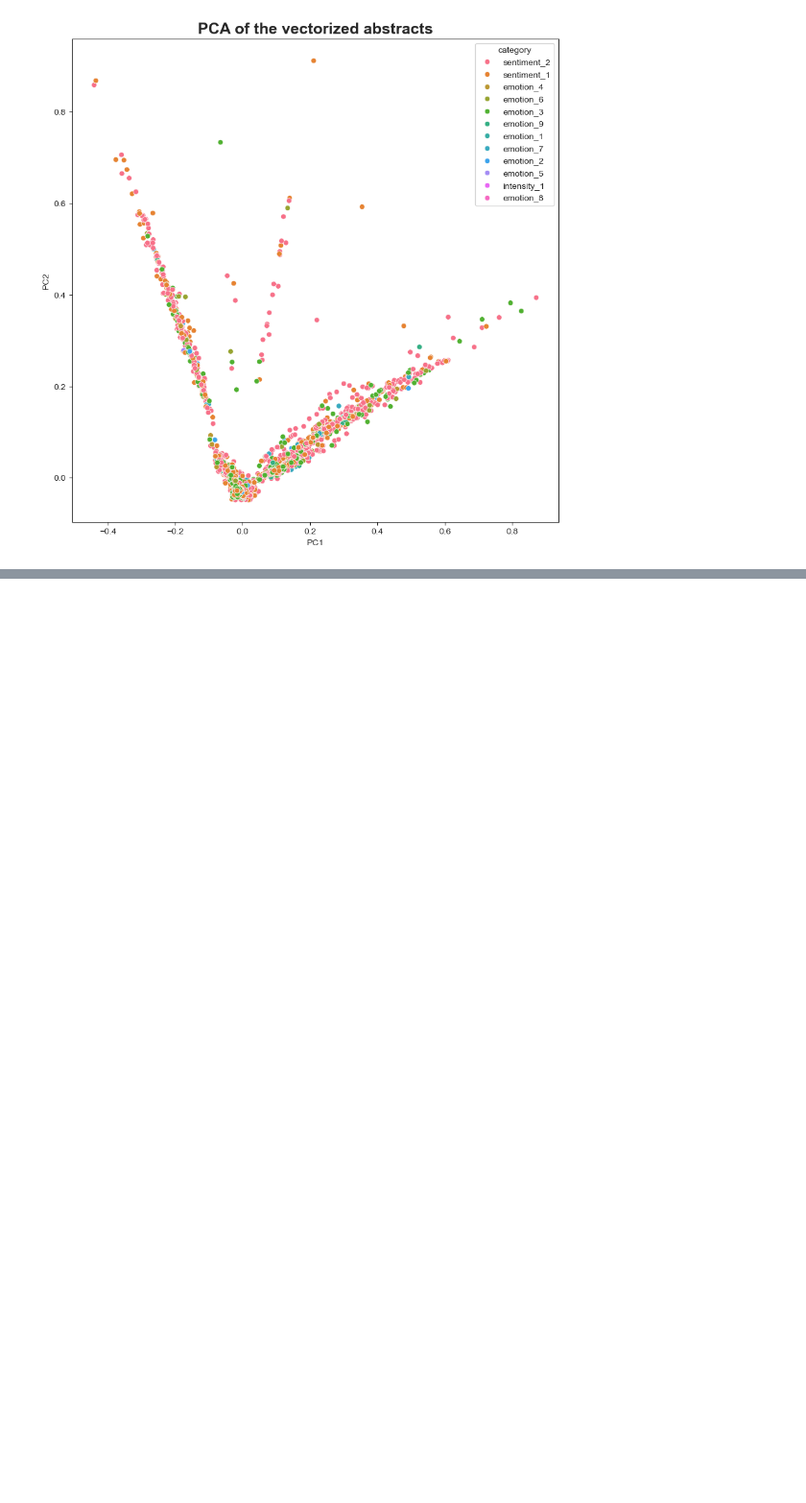
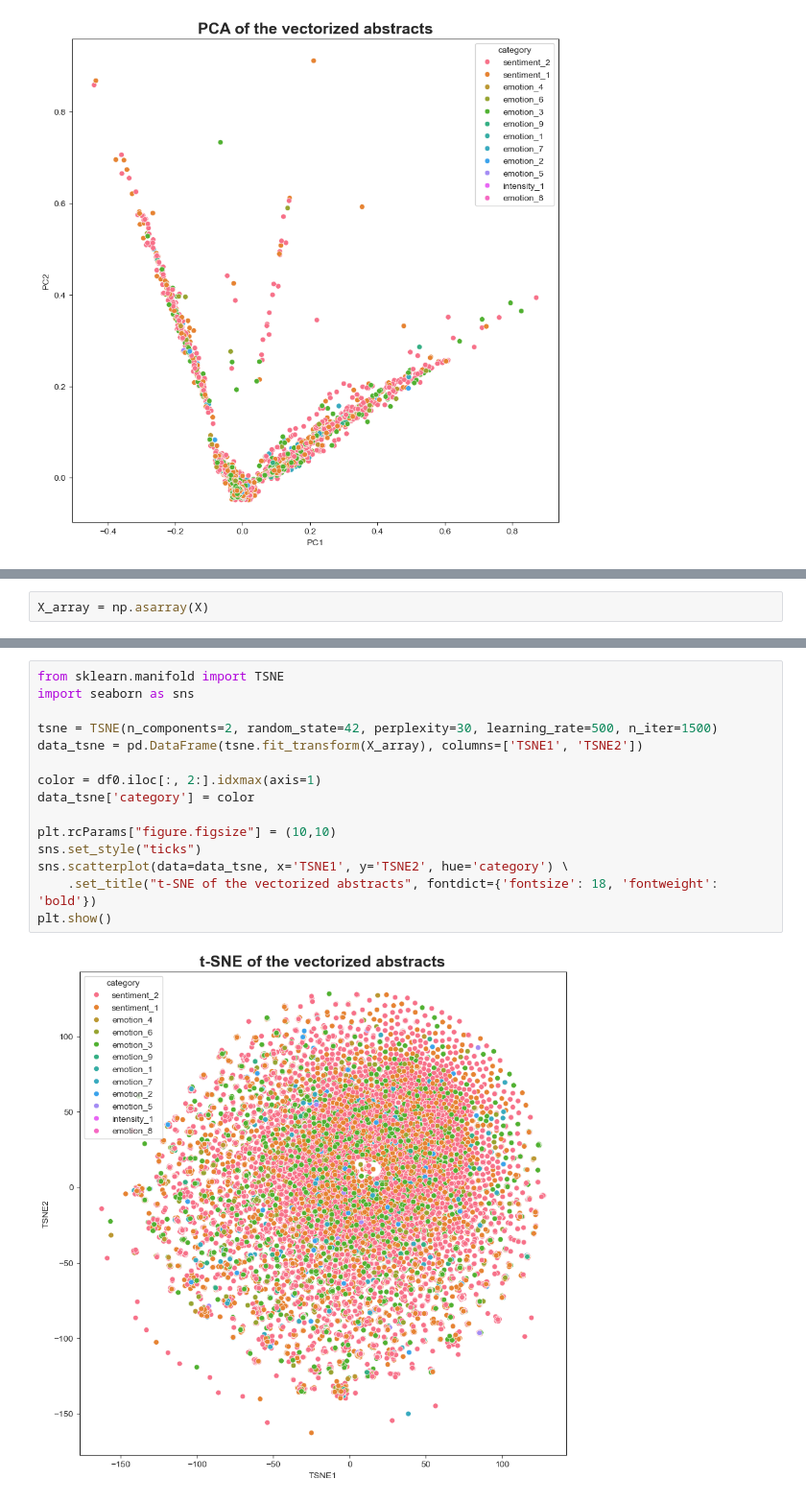
Before and after one commit to JuliaWieczorek/meisd_project, a Jupyter notebook: data_preparation.ipynb, the cells around one changed output, grey strips where cells are left out. Shown at 96% size. Saved outputs shown, nothing was run; the diff lists cells and outputs as text; blank space fills up the shorter version.

```diff
--- a/data_preparation.ipynb
+++ b/data_preparation.ipynb
@@ -181,0 +289,2 @@ _=sns.scatterplot(data=data2D, x='PC1', y='PC2', hue='category') \
+# %%
+X_array = np.asarray(X)
@@ -181,0 +316,17 @@ _=sns.scatterplot(data=data2D, x='PC1', y='PC2', hue='category') \
+# %%
+from sklearn.manifold import TSNE
+import seaborn as sns
+
+tsne = TSNE(n_components=2, random_state=42, perplexity=30, learning_rate=500, n_iter=1500)
+data_tsne = pd.DataFrame(tsne.fit_transform(X_array), columns=['TSNE1', 'TSNE2'])
+
+color = df0.iloc[:, 2:].idxmax(axis=1)
+data_tsne['category'] = color
+
+plt.rcParams["figure.figsize"] = (10,10)
+sns.set_style("ticks")
+sns.scatterplot(data=data_tsne, x='TSNE1', y='TSNE2', hue='category') \
+    .set_title("t-SNE of the vectorized abstracts", fontdict={'fontsize': 18, 'fontweight': 'bold'})
+plt.show()
+# %% [output]
+[figure, added]
```
Also changed, not shown: parts of 21 cells of this notebook, 1 other file.
